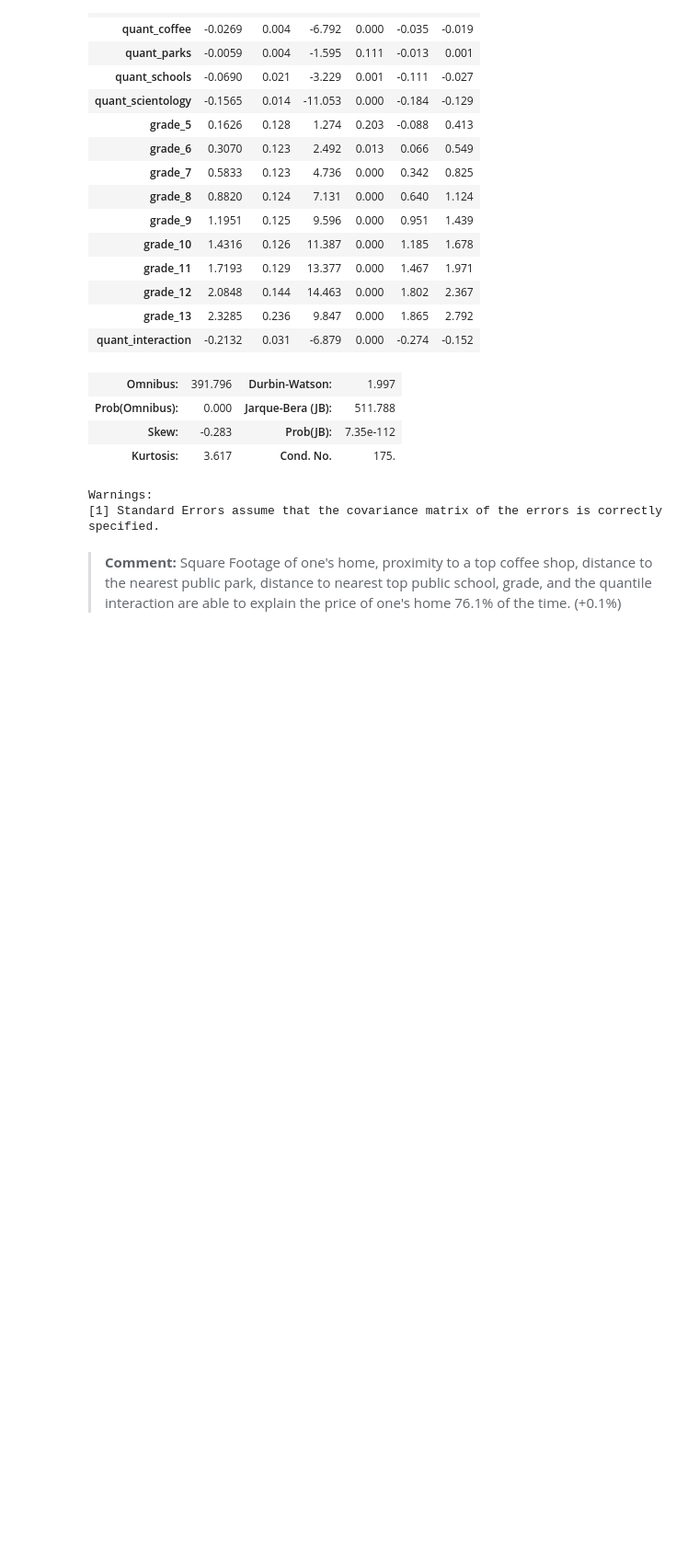
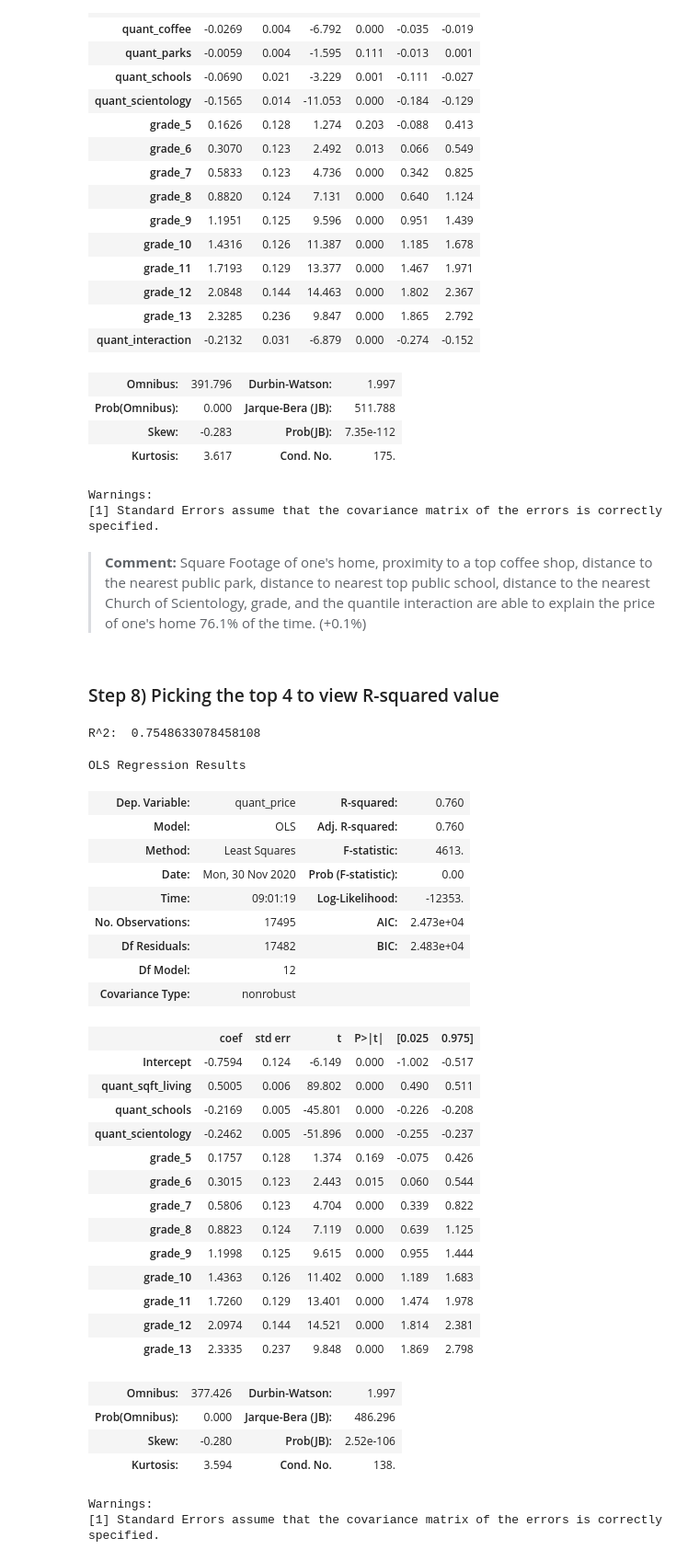
Before and after one commit to dtunnicliffe/house-price-regression-project, a Jupyter notebook: Iterating Through Final Model.ipynb, the cells around one changed output. Shown at 92% size. Drawn from its saved outputs; the diff is of its cells as text; code cells hidden in the pictures; blank space fills up the shorter version.

Commit message:
Isolating the top 4 features having the greatest impact on house price

```diff
--- a/Iterating Through Final Model.ipynb
+++ b/Iterating Through Final Model.ipynb
@@ -391,4 +391,56 @@ OLS Regression Results
 Warnings:
 [1] Standard Errors assume that the covariance matrix of the errors is correctly specified.
 # %% [markdown]
-> **Comment:** Square Footage of one's home, proximity to a top coffee shop, distance to the nearest public park, distance to nearest top public school, grade, and the quantile interaction are able to explain the price of one's home 76.1% of the time. (+0.1%)
+> **Comment:** Square Footage of one's home, proximity to a top coffee shop, distance to the nearest public park, distance to nearest top public school, distance to the nearest Church of Scientology, grade, and the quantile interaction are able to explain the price of one's home 76.1% of the time. (+0.1%)
+# %% [markdown]
+### Step 8) Picking the top 4 to view R-squared value
+# %%
+features = ['quant_sqft_living', 'quant_schools', 'quant_scientology', 'grade_5', 'grade_6', 'grade_7', 'grade_8', 'grade_9', 'grade_10', 'grade_11', 'grade_12', 'grade_13']
+target = ['quant_price']
+X = df[features]
+y = df[target]
+
+# running an iteration of the model using train_test_split
+X_train, X_test, y_train, y_test = train_test_split(X,y, random_state=1)
+
+model_v8 = LinearRegression().fit(X_train, y_train)
+model_v8_preds = model_v8.predict(X_test)
+
+print('R^2: ', r2_score(y_test, model_v8_preds))
+# %% [output]
+R^2:  0.7548633078458108
+# %%
+formula = "quant_price ~ quant_sqft_living+quant_schools+quant_scientology+grade_5+grade_6+grade_7+grade_8+grade_9+grade_10+grade_11+grade_12+grade_13"
+model = ols(formula= formula, data=df).fit()
+model.summary()
+# %% [output]
+OLS Regression Results
+| Dep. Variable: | quant_price | R-squared: | 0.760 |
+| Model: | OLS | Adj. R-squared: | 0.760 |
+| Method: | Least Squares | F-statistic: | 4613. |
+| Date: | Mon, 30 Nov 2020 | Prob (F-statistic): | 0.00 |
+| Time: | 09:01:19 | Log-Likelihood: | -12353. |
+| No. Observations: | 17495 | AIC: | 2.473e+04 |
+| Df Residuals: | 17482 | BIC: | 2.483e+04 |
+| Df Model: | 12 |  |  |
+| Covariance Type: | nonrobust |  |  |
+|  | coef | std err | t | P>|t| | [0.025 | 0.975] |
+| Intercept | -0.7594 | 0.124 | -6.149 | 0.000 | -1.002 | -0.517 |
+| quant_sqft_living | 0.5005 | 0.006 | 89.802 | 0.000 | 0.490 | 0.511 |
+| quant_schools | -0.2169 | 0.005 | -45.801 | 0.000 | -0.226 | -0.208 |
+| quant_scientology | -0.2462 | 0.005 | -51.896 | 0.000 | -0.255 | -0.237 |
+| grade_5 | 0.1757 | 0.128 | 1.374 | 0.169 | -0.075 | 0.426 |
+| grade_6 | 0.3015 | 0.123 | 2.443 | 0.015 | 0.060 | 0.544 |
+| grade_7 | 0.5806 | 0.123 | 4.704 | 0.000 | 0.339 | 0.822 |
+| grade_8 | 0.8823 | 0.124 | 7.119 | 0.000 | 0.639 | 1.125 |
+| grade_9 | 1.1998 | 0.125 | 9.615 | 0.000 | 0.955 | 1.444 |
+| grade_10 | 1.4363 | 0.126 | 11.402 | 0.000 | 1.189 | 1.683 |
+| grade_11 | 1.7260 | 0.129 | 13.401 | 0.000 | 1.474 | 1.978 |
+| grade_12 | 2.0974 | 0.144 | 14.521 | 0.000 | 1.814 | 2.381 |
+| grade_13 | 2.3335 | 0.237 | 9.848 | 0.000 | 1.869 | 2.798 |
+| Omnibus: | 377.426 | Durbin-Watson: | 1.997 |
+| Prob(Omnibus): | 0.000 | Jarque-Bera (JB): | 486.296 |
+| Skew: | -0.280 | Prob(JB): | 2.52e-106 |
+| Kurtosis: | 3.594 | Cond. No. | 138. |
+Warnings:
+[1] Standard Errors assume that the covariance matrix of the errors is correctly specified.
```
Also changed, not shown: parts of 2 cells of this notebook.
